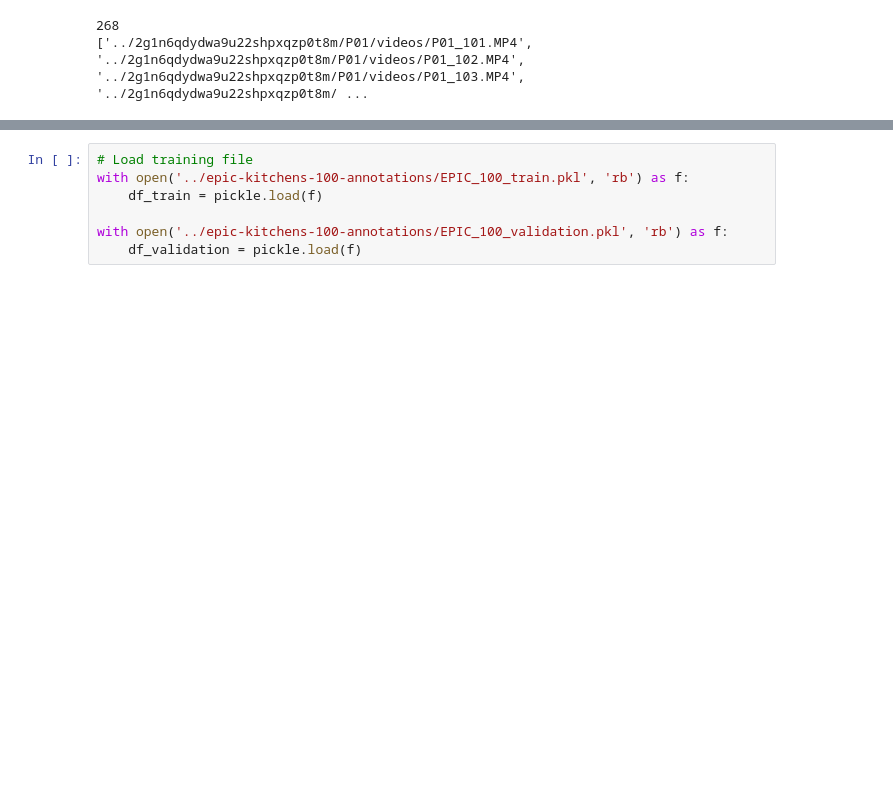
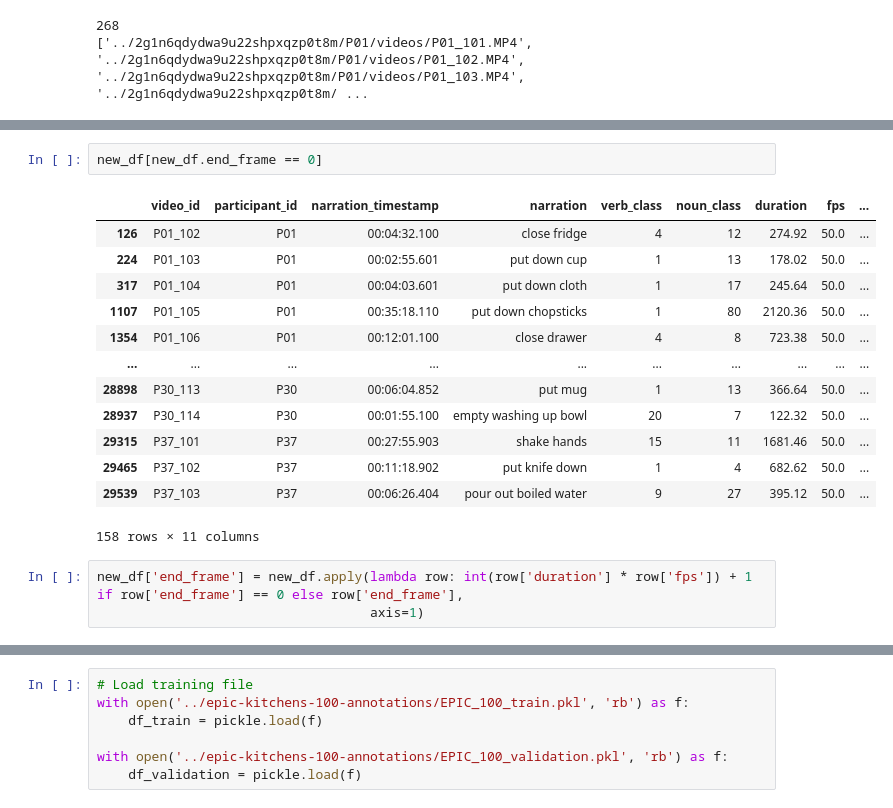
Before and after one commit to BarunKGP/HAAR, a Jupyter notebook: src/scratch/feature_extraction.ipynb, the cells around one changed output, grey strips where cells are left out. Saved outputs shown, nothing was run; the diff lists cells and outputs as text; blank space fills up the shorter version.

```diff
--- a/src/scratch/feature_extraction.ipynb
+++ b/src/scratch/feature_extraction.ipynb
@@ -35,0 +179,19 @@ print(video_paths[:10])
+# %%
+new_df[new_df.end_frame == 0]
+# %% [output]
+|  | video_id | participant_id | narration_timestamp | narration | verb_class | noun_class | duration | fps | ... |
+| 126 | P01_102 | P01 | 00:04:32.100 | close fridge | 4 | 12 | 274.92 | 50.0 | ... |
+| 224 | P01_103 | P01 | 00:02:55.601 | put down cup | 1 | 13 | 178.02 | 50.0 | ... |
+| 317 | P01_104 | P01 | 00:04:03.601 | put down cloth | 1 | 17 | 245.64 | 50.0 | ... |
+| 1107 | P01_105 | P01 | 00:35:18.110 | put down chopsticks | 1 | 80 | 2120.36 | 50.0 | ... |
+| 1354 | P01_106 | P01 | 00:12:01.100 | close drawer | 4 | 8 | 723.38 | 50.0 | ... |
+| ... | ... | ... | ... | ... | ... | ... | ... | ... | ... |
+| 28898 | P30_113 | P30 | 00:06:04.852 | put mug | 1 | 13 | 366.64 | 50.0 | ... |
+| 28937 | P30_114 | P30 | 00:01:55.100 | empty washing up bowl | 20 | 7 | 122.32 | 50.0 | ... |
+| 29315 | P37_101 | P37 | 00:27:55.903 | shake hands | 15 | 11 | 1681.46 | 50.0 | ... |
+| 29465 | P37_102 | P37 | 00:11:18.902 | put knife down | 1 | 4 | 682.62 | 50.0 | ... |
+| 29539 | P37_103 | P37 | 00:06:26.404 | pour out boiled water | 9 | 27 | 395.12 | 50.0 | ... |
+158 rows × 11 columns
+# %%
+new_df['end_frame'] = new_df.apply(lambda row: int(row['duration'] * row['fps']) + 1 if row['end_frame'] == 0 else row['end_frame'],
+                                   axis=1)
```
Also changed, not shown: parts of 22 cells of this notebook, 3 other files.
